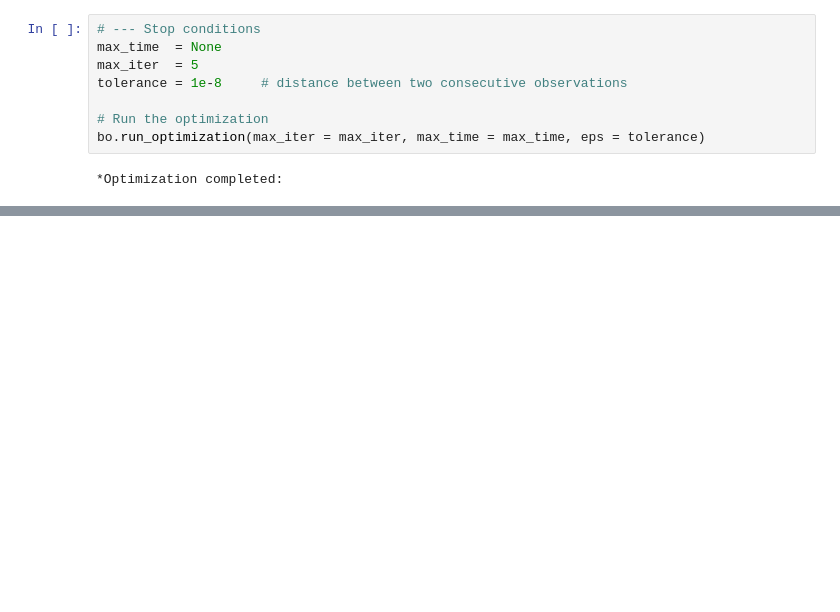
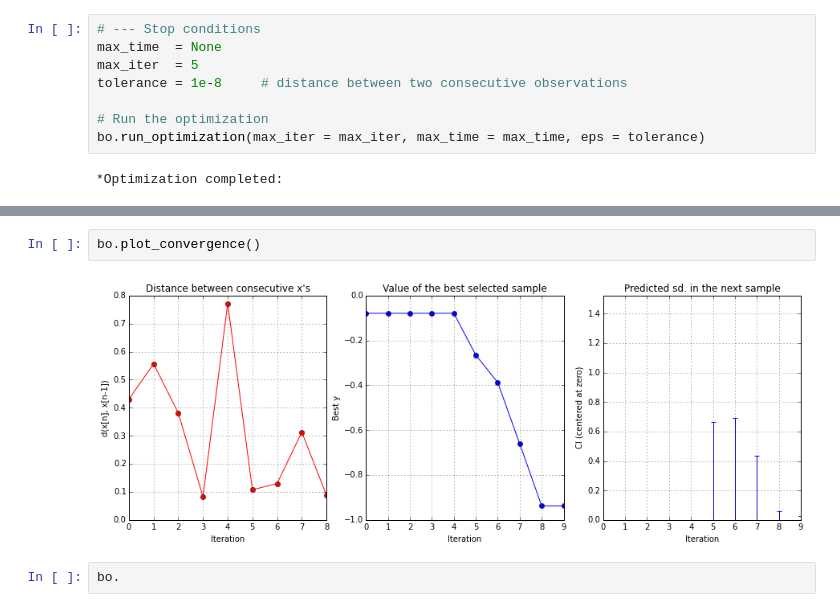
Before and after one commit to SheffieldML/GPyOpt, a Jupyter notebook: manual/general GPyOPt use.ipynb, the cells around one changed output, grey strips where cells are left out. Cells and saved outputs as stored; diff of their text form; blank space fills up the shorter version.

```diff
--- a/manual/general GPyOPt use.ipynb
+++ b/manual/general GPyOPt use.ipynb
@@ -54,0 +37,6 @@ bo.plot_acquisition()
+# %%
+bo.plot_convergence()
+# %% [output]
+[figure, added]
+# %%
+bo.
```
Also changed, not shown: parts of 5 cells of this notebook, 7 other files.
